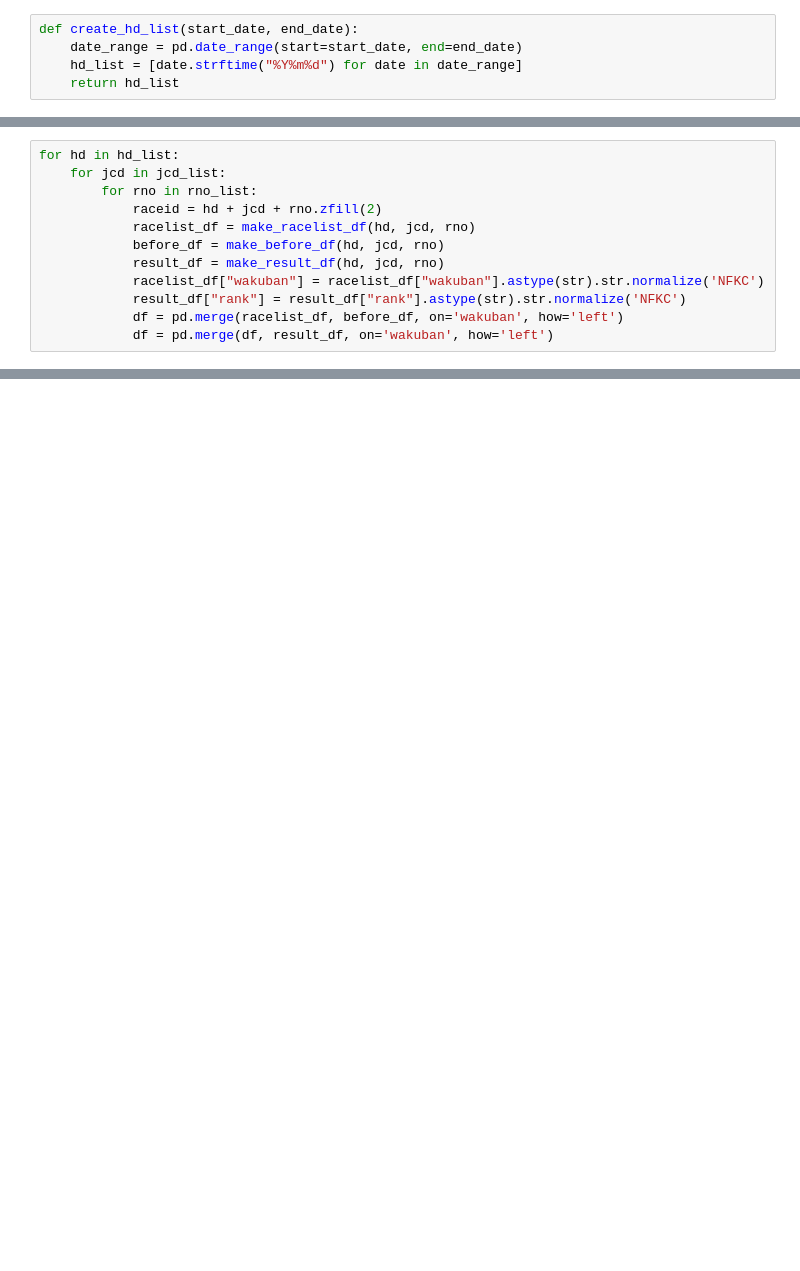
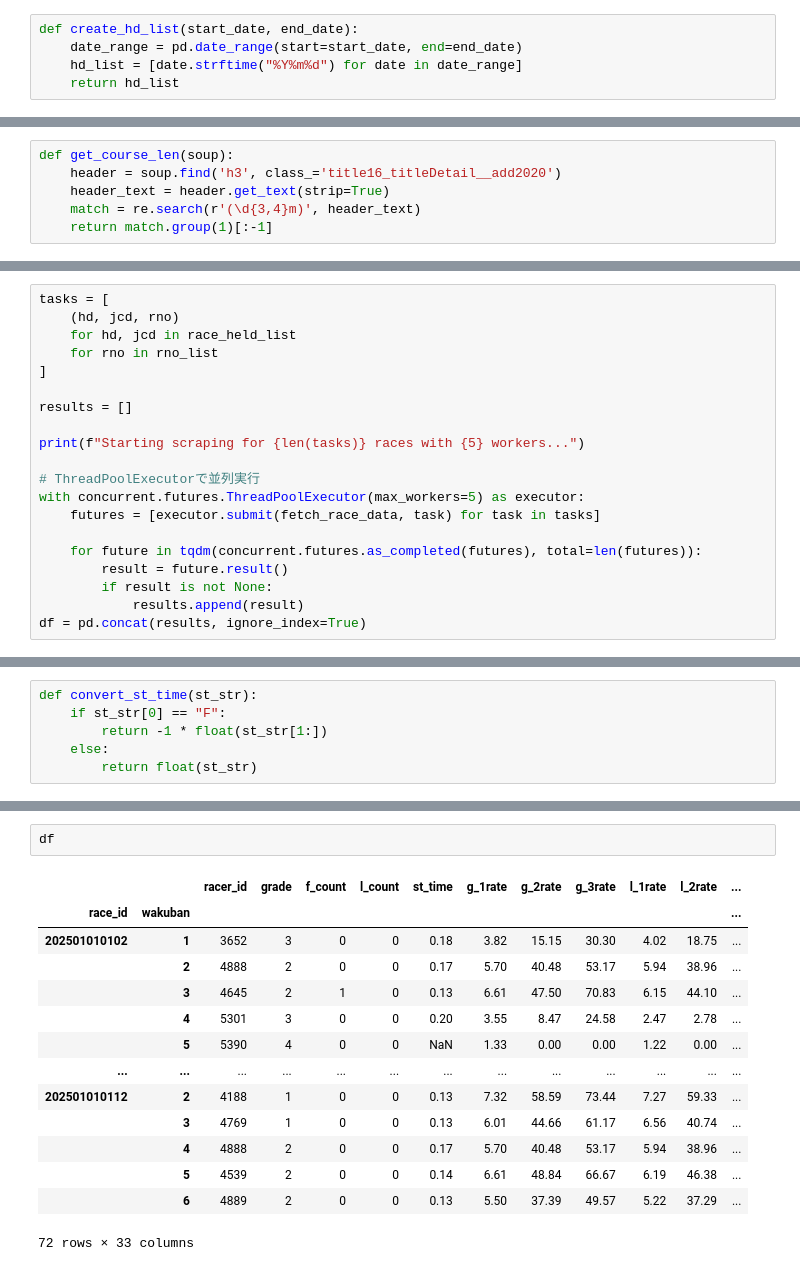
Before and after one commit to lumiwhite/BoatRacePredict, a Jupyter notebook: main.ipynb, the cells around one changed output, grey strips where cells are left out. Cells and saved outputs as stored; diff of their text form; blank space fills up the shorter version.

Commit message:
scrape before data

```diff
--- a/main.ipynb
+++ b/main.ipynb
@@ -46,3 +27,9 @@ jcd_list = [str(i).zfill(2) for i in range(1, 24)]
+# %%
+def get_course_len(soup):
+    header = soup.find('h3', class_='title16_titleDetail__add2020')
+    header_text = header.get_text(strip=True)
+    match = re.search(r'(\d{3,4}m)', header_text)
+    return match.group(1)[:-1]
 # %%
 def make_racelist_df(hd, jcd, rno):
     prefix = "https://www.boatrace.jp/owpc/pc/race/racelist?"
@@ -95,13 +242,21 @@ def make_result_df(hd, jcd, rno):
 # %%
-for hd in hd_list:
-    for jcd in jcd_list:
-        for rno in rno_list:
-            raceid = hd + jcd + rno.zfill(2)
-            racelist_df = make_racelist_df(hd, jcd, rno)
-            before_df = make_before_df(hd, jcd, rno)
-            result_df = make_result_df(hd, jcd, rno)
-            racelist_df["wakuban"] = racelist_df["wakuban"].astype(str).str.normalize('NFKC')
-            result_df["rank"] = result_df["rank"].astype(str).str.normalize('NFKC')
-            df = pd.merge(racelist_df, before_df, on='wakuban', how='left')
-            df = pd.merge(df, result_df, on='wakuban', how='left')
+tasks = [
+    (hd, jcd, rno)
+    for hd, jcd in race_held_list
+    for rno in rno_list
+]
+
+results = []
+
+print(f"Starting scraping for {len(tasks)} races with {5} workers...")
+
+# ThreadPoolExecutorで並列実行
+with concurrent.futures.ThreadPoolExecutor(max_workers=5) as executor:
+    futures = [executor.submit(fetch_race_data, task) for task in tasks]
+
+    for future in tqdm(concurrent.futures.as_completed(futures), total=len(futures)):
+        result = future.result()
+        if result is not None:
+            results.append(result)
+df = pd.concat(results, ignore_index=True)
 # %% [output]
@@ -108,0 +264,6 @@ for hd in hd_list:
+# %%
+def convert_st_time(st_str):
+    if st_str[0] == "F":
+        return -1 * float(st_str[1:])
+    else:
+        return float(st_str)
@@ -108,0 +318,17 @@ for hd in hd_list:
+# %%
+df
+# %% [output]
+|  |  | racer_id | grade | f_count | l_count | st_time | g_1rate | g_2rate | g_3rate | l_1rate | l_2rate | ... |
+| race_id | wakuban |  |  |  |  |  |  |  |  |  |  | ... |
+| 202501010102 | 1 | 3652 | 3 | 0 | 0 | 0.18 | 3.82 | 15.15 | 30.30 | 4.02 | 18.75 | ... |
+|  | 2 | 4888 | 2 | 0 | 0 | 0.17 | 5.70 | 40.48 | 53.17 | 5.94 | 38.96 | ... |
+|  | 3 | 4645 | 2 | 1 | 0 | 0.13 | 6.61 | 47.50 | 70.83 | 6.15 | 44.10 | ... |
+|  | 4 | 5301 | 3 | 0 | 0 | 0.20 | 3.55 | 8.47 | 24.58 | 2.47 | 2.78 | ... |
+|  | 5 | 5390 | 4 | 0 | 0 | NaN | 1.33 | 0.00 | 0.00 | 1.22 | 0.00 | ... |
+| ... | ... | ... | ... | ... | ... | ... | ... | ... | ... | ... | ... | ... |
+| 202501010112 | 2 | 4188 | 1 | 0 | 0 | 0.13 | 7.32 | 58.59 | 73.44 | 7.27 | 59.33 | ... |
+|  | 3 | 4769 | 1 | 0 | 0 | 0.13 | 6.01 | 44.66 | 61.17 | 6.56 | 40.74 | ... |
+|  | 4 | 4888 | 2 | 0 | 0 | 0.17 | 5.70 | 40.48 | 53.17 | 5.94 | 38.96 | ... |
+|  | 5 | 4539 | 2 | 0 | 0 | 0.14 | 6.61 | 48.84 | 66.67 | 6.19 | 46.38 | ... |
+|  | 6 | 4889 | 2 | 0 | 0 | 0.13 | 5.50 | 37.39 | 49.57 | 5.22 | 37.29 | ... |
+72 rows × 33 columns
```
Also changed, not shown: parts of 13 cells of this notebook, 1 other file.
